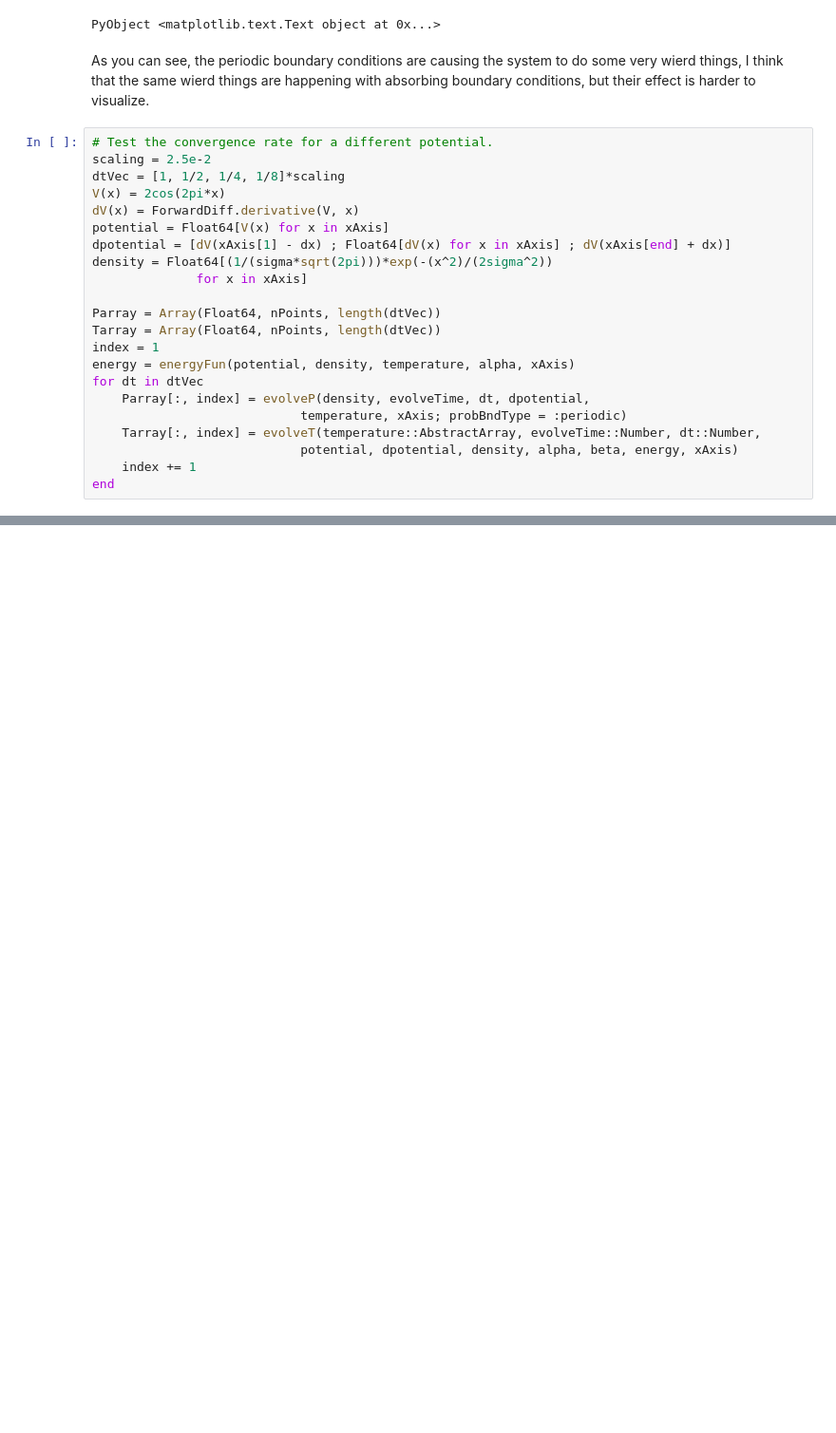
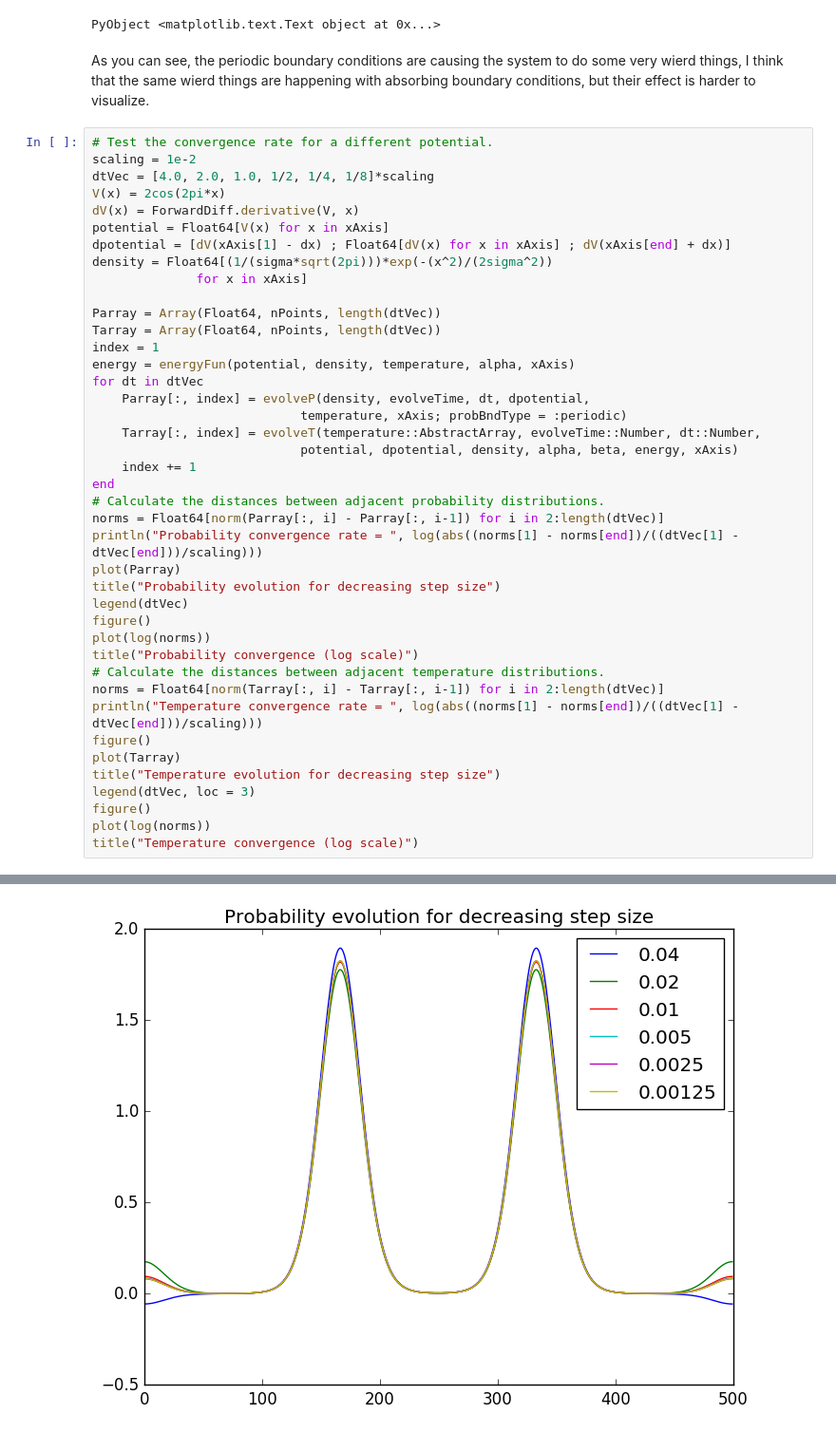
Before and after one commit to JackDevine/Honours2016, a Jupyter notebook: notebooks/Convergence tests.ipynb, the cells around one changed output, grey strips where cells are left out. Shown: that part at 95% size. Saved outputs shown, nothing was run; the diff lists cells and outputs as text; blank space fills up the shorter version.

```diff
--- a/notebooks/Convergence tests.ipynb
+++ b/notebooks/Convergence tests.ipynb
@@ -127,8 +127,8 @@ PyObject <matplotlib.text.Text object at 0x...>
 As you can see, the periodic boundary conditions are causing the system to do some very wierd things, I think that the same wierd things are happening with absorbing boundary conditions, but their effect is harder to visualize.
 # %%
 # Test the convergence rate for a different potential.
-scaling = 2.5e-2
-dtVec = [1, 1/2, 1/4, 1/8]*scaling
+scaling = 1e-2
+dtVec = [4.0, 2.0, 1.0, 1/2, 1/4, 1/8]*scaling
 V(x) = 2cos(2pi*x)
 dV(x) = ForwardDiff.derivative(V, x)
 potential = Float64[V(x) for x in xAxis]
@@ -147,3 +147,23 @@ for dt in dtVec
                             potential, dpotential, density, alpha, beta, energy, xAxis)
     index += 1
 end
+# Calculate the distances between adjacent probability distributions.
+norms = Float64[norm(Parray[:, i] - Parray[:, i-1]) for i in 2:length(dtVec)]
+println("Probability convergence rate = ", log(abs((norms[1] - norms[end])/((dtVec[1] - dtVec[end]))/scaling)))
+plot(Parray)
+title("Probability evolution for decreasing step size")
+legend(dtVec)
+figure()
+plot(log(norms))
+title("Probability convergence (log scale)")
+# Calculate the distances between adjacent temperature distributions.
+norms = Float64[norm(Tarray[:, i] - Tarray[:, i-1]) for i in 2:length(dtVec)]
+println("Temperature convergence rate = ", log(abs((norms[1] - norms[end])/((dtVec[1] - dtVec[end]))/scaling)))
+figure()
+plot(Tarray)
+title("Temperature evolution for decreasing step size")
+legend(dtVec, loc = 3)
+figure()
+plot(log(norms))
+title("Temperature convergence (log scale)")
+# %% [output]
@@ -149,0 +171 @@ end
+[figure, added]
```
Also changed, not shown: parts of 14 cells of this notebook, 2 other files.
